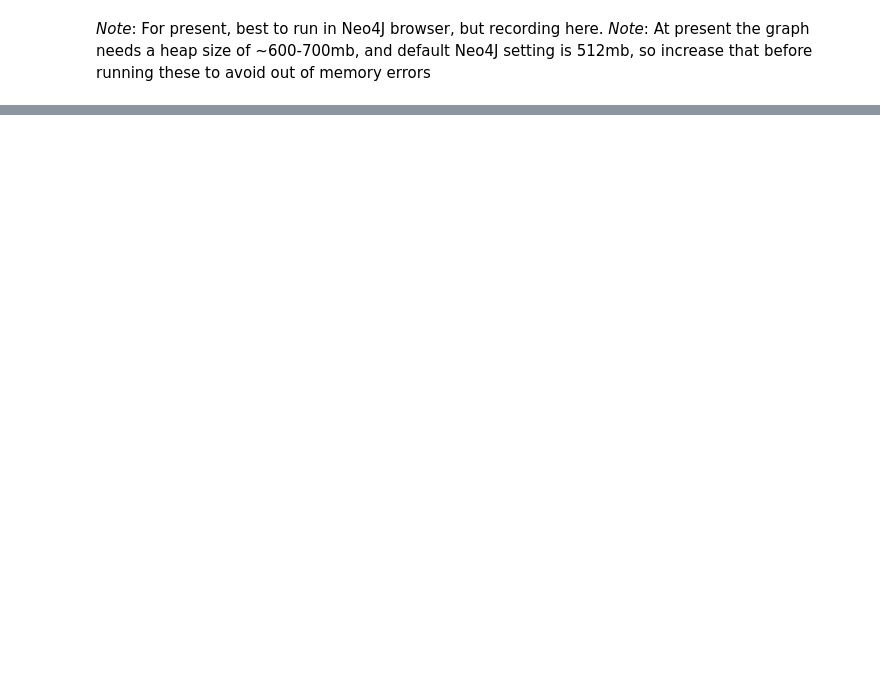
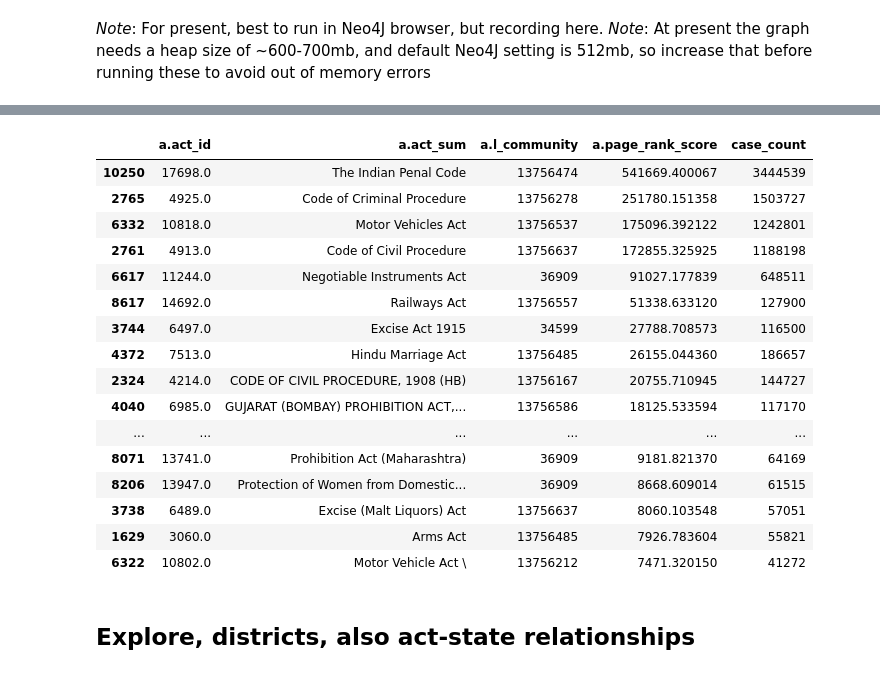
Before and after one commit to luke-grassroot/legalgraph, a Jupyter notebook: src/IndiaLegal-DS.ipynb, the cells around one changed output, grey strips where cells are left out. Cells and saved outputs as stored; diff of their text form; code cells hidden in the pictures; blank space fills up the shorter version.

```diff
--- a/src/IndiaLegal-DS.ipynb
+++ b/src/IndiaLegal-DS.ipynb
@@ -27,0 +170,26 @@ page_rank_run_query = """
+# %%
+adf = graph.run("""
+    match (c:Case)-[:USES_ACT]->(a:Act)
+    where exists(a.page_rank_score)
+    return a.act_id, a.act_sum, a.l_community, a.page_rank_score, count(distinct(c)) as case_count
+""").to_data_frame()
+# %%
+adf.sort_values('a.page_rank_score', ascending=False)[:20]
+# %% [output]
+|  | a.act_id | a.act_sum | a.l_community | a.page_rank_score | case_count |
+| 10250 | 17698.0 | The Indian Penal Code | 13756474 | 541669.400067 | 3444539 |
+| 2765 | 4925.0 | Code of Criminal Procedure | 13756278 | 251780.151358 | 1503727 |
+| 6332 | 10818.0 | Motor Vehicles Act | 13756537 | 175096.392122 | 1242801 |
+| 2761 | 4913.0 | Code of Civil Procedure | 13756637 | 172855.325925 | 1188198 |
+| 6617 | 11244.0 | Negotiable Instruments Act | 36909 | 91027.177839 | 648511 |
+| 8617 | 14692.0 | Railways Act | 13756557 | 51338.633120 | 127900 |
+| 3744 | 6497.0 | Excise Act 1915 | 34599 | 27788.708573 | 116500 |
+| 4372 | 7513.0 | Hindu Marriage Act | 13756485 | 26155.044360 | 186657 |
+| 2324 | 4214.0 | CODE OF CIVIL PROCEDURE, 1908 (HB) | 13756167 | 20755.710945 | 144727 |
+| 4040 | 6985.0 | GUJARAT (BOMBAY) PROHIBITION ACT,... | 13756586 | 18125.533594 | 117170 |
+| ... | ... | ... | ... | ... | ... |
+| 8071 | 13741.0 | Prohibition Act (Maharashtra) | 36909 | 9181.821370 | 64169 |
+| 8206 | 13947.0 | Protection of Women from Domestic... | 36909 | 8668.609014 | 61515 |
+| 3738 | 6489.0 | Excise (Malt Liquors) Act | 13756637 | 8060.103548 | 57051 |
+| 1629 | 3060.0 | Arms Act | 13756485 | 7926.783604 | 55821 |
+| 6322 | 10802.0 | Motor Vehicle Act \ | 13756212 | 7471.320150 | 41272 |
@@ -27,0 +202,2 @@ page_rank_run_query = """
+# %% [markdown]
+## Explore, districts, also act-state relationships
```
Also changed, not shown: parts of 29 cells of this notebook, 3 other files.
